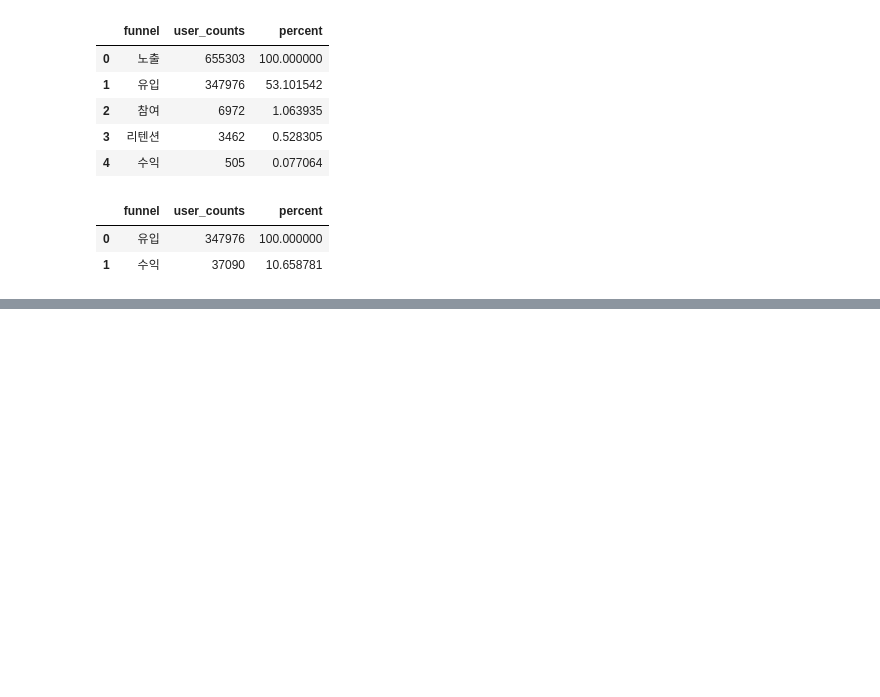
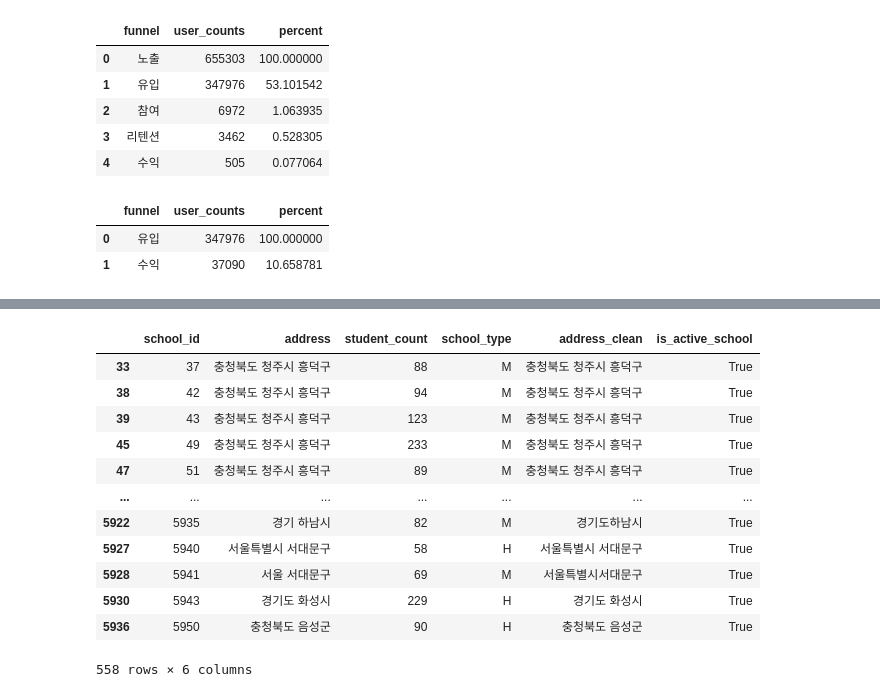
Before and after one commit to EtheriumArchive/Codeit_project, a Jupyter notebook: eda_eunsu_v4.ipynb, the cells around one changed output, grey strips where cells are left out. Cells and saved outputs as stored; diff of their text form; code cells hidden in the pictures; blank space fills up the shorter version.

```diff
--- a/eda_eunsu_v4.ipynb
+++ b/eda_eunsu_v4.ipynb
@@ -994,0 +997,5 @@ be
+# %%
+test_school = pd.merge(funnel_user, accounts_group, on='group_id', how='left')
+test_school = pd.merge(test_school, accounts_school[['school_id', 'is_active_school']], on='school_id', how='left')
+test_school = test_school[test_school['is_active_school'] == 1]
+test_school.head(3)
@@ -994,0 +1011,9 @@ be
+# %%
+students_count = test_school.groupby(['school_id', 'group_id'])['user_id'].count().reset_index(name='user_counts')
+real_activate_school = students_count[students_count['user_counts'] >= 4]
+real_activate_school['group_id'] = real_activate_school['group_id'].astype(int).astype(str)
+
+real_activate_group_id = real_activate_school['group_id'].unique()
+real_activate_school_id = real_activate_school['school_id'].unique()
+
+real_activate_school
@@ -994,0 +1067,25 @@ be
+# %%
+# 활성화된 학교가 정말 40명 못 넘는 학교가 있는지 확인해보자
+cond = accounts_school['school_id'].isin(real_activate_school_id)
+step1 = accounts_school[cond]
+
+# 40 못 넘는 학교 없음!
+step1[step1['student_count'] < 40]
+
+# 이 학교들은 40명은 넘지만 반 학생 수에서 탈락된 듯
+step2 = accounts_school[~cond]
+step2[step2['student_count'] >= 40]
+# %% [output]
+|  | school_id | address | student_count | school_type | address_clean | is_active_school |
+| 33 | 37 | 충청북도 청주시 흥덕구 | 88 | M | 충청북도 청주시 흥덕구 | True |
+| 38 | 42 | 충청북도 청주시 흥덕구 | 94 | M | 충청북도 청주시 흥덕구 | True |
+| 39 | 43 | 충청북도 청주시 흥덕구 | 123 | M | 충청북도 청주시 흥덕구 | True |
+| 45 | 49 | 충청북도 청주시 흥덕구 | 233 | M | 충청북도 청주시 흥덕구 | True |
+| 47 | 51 | 충청북도 청주시 흥덕구 | 89 | M | 충청북도 청주시 흥덕구 | True |
+| ... | ... | ... | ... | ... | ... | ... |
+| 5922 | 5935 | 경기 하남시 | 82 | M | 경기도하남시 | True |
+| 5927 | 5940 | 서울특별시 서대문구 | 58 | H | 서울특별시 서대문구 | True |
+| 5928 | 5941 | 서울 서대문구 | 69 | M | 서울특별시서대문구 | True |
+| 5930 | 5943 | 경기도 화성시 | 229 | H | 경기도 화성시 | True |
+| 5936 | 5950 | 충청북도 음성군 | 90 | H | 충청북도 음성군 | True |
+558 rows × 6 columns
```
Also changed, not shown: parts of 7 cells of this notebook.
